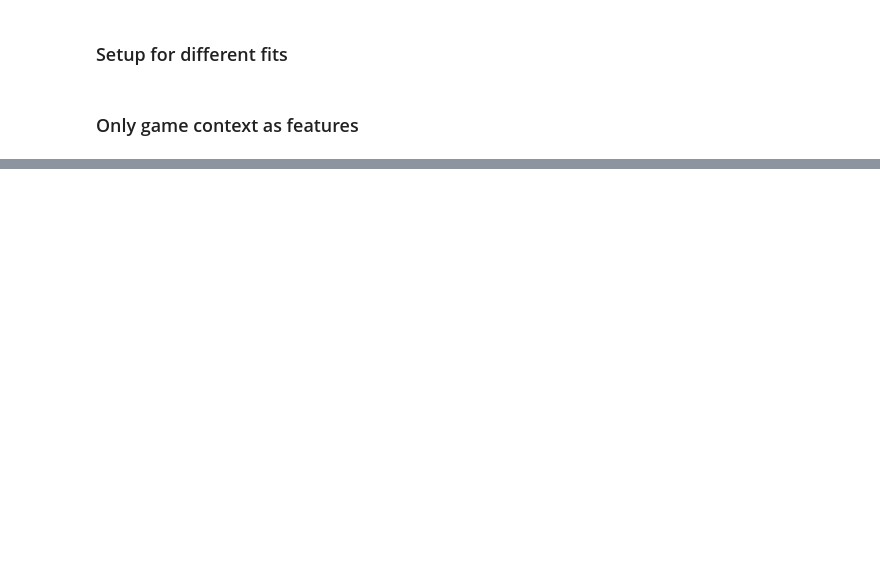
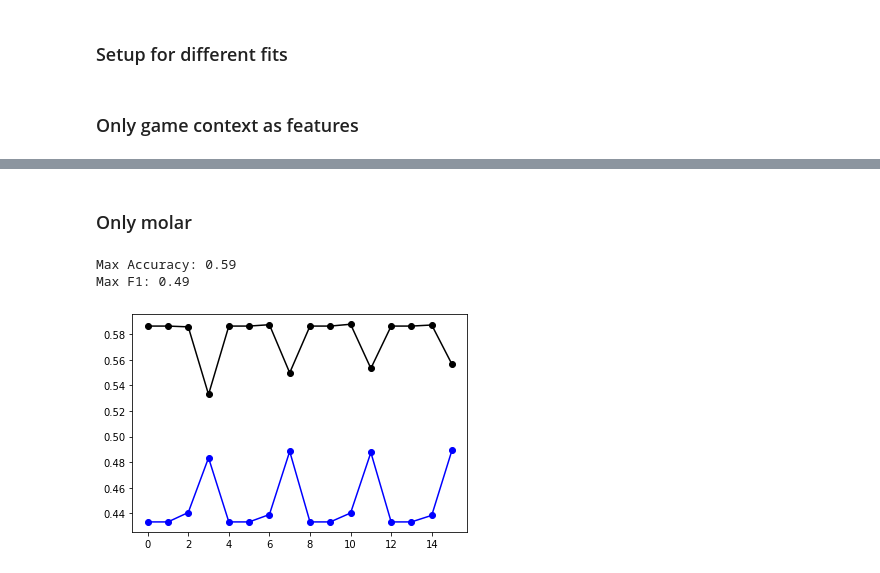
Before and after one commit to david-j-cox/Man-vs-Machine, a Jupyter notebook: Predicting_Next_Pitch.ipynb, the cells around one changed output, grey strips where cells are left out. Drawn from its saved outputs; the diff is of its cells as text; code cells hidden in the pictures; blank space fills up the shorter version.

```diff
--- a/Predicting_Next_Pitch.ipynb
+++ b/Predicting_Next_Pitch.ipynb
@@ -763,0 +898,12 @@ maap_feats_rescaled = MinMaxScaler().fit_transform(maap_feats) # scale features
+# %% [markdown]
+### Only molar
+# %%
+# Hyperparameter tuning on entire df with scaled context features
+tune_rf(features=molar_feats, outcome=state_df['pitch_cat'])
+tune_knn(features=molar_feats, outcome=state_df['pitch_cat'])
+tune_adaboost(features=molar_feats, outcome=state_df['pitch_cat'])
+tune_gdb(features=molar_feats, outcome=state_df['pitch_cat'])
+# %% [output]
+Max Accuracy: 0.59
+Max F1: 0.49
+[figure, added]
```
Also changed, not shown: parts of 22 cells of this notebook.
